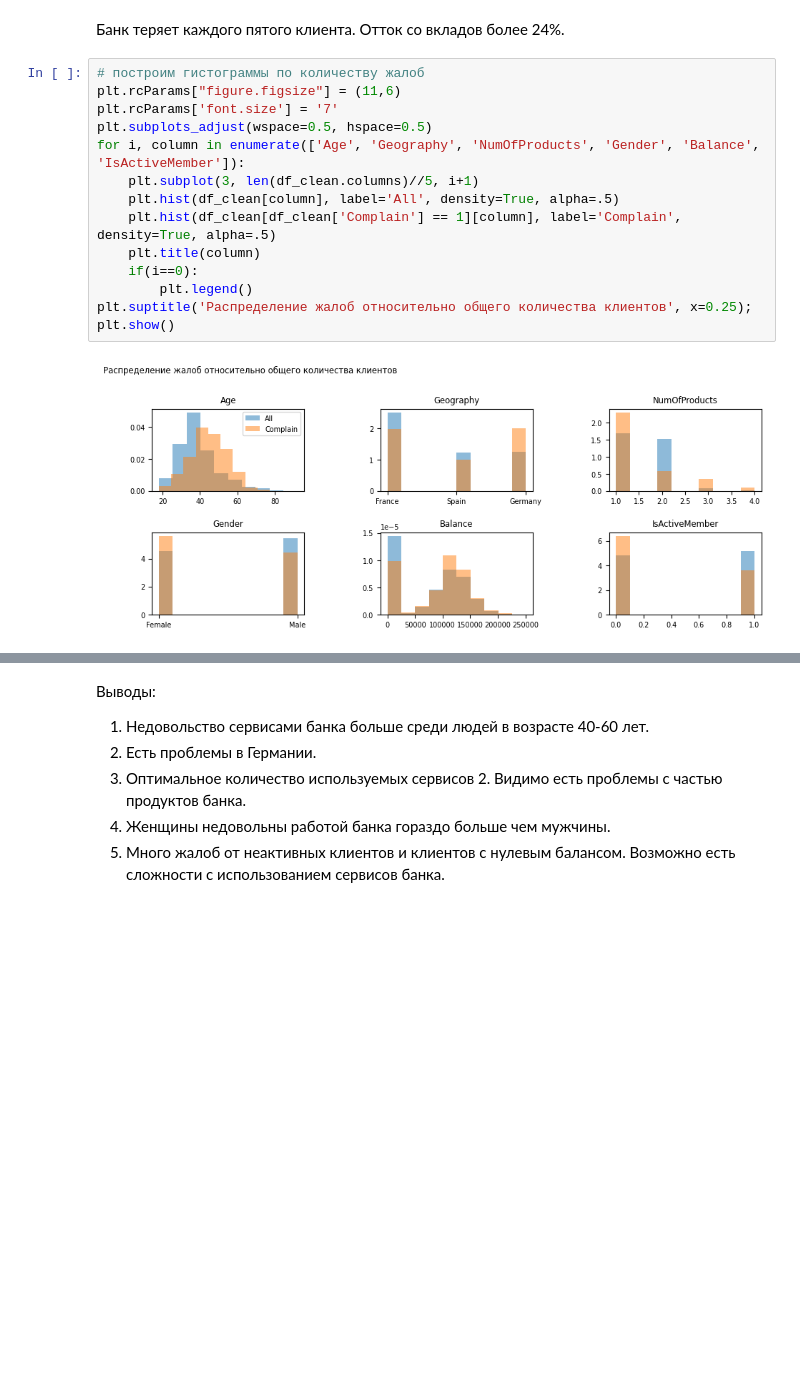
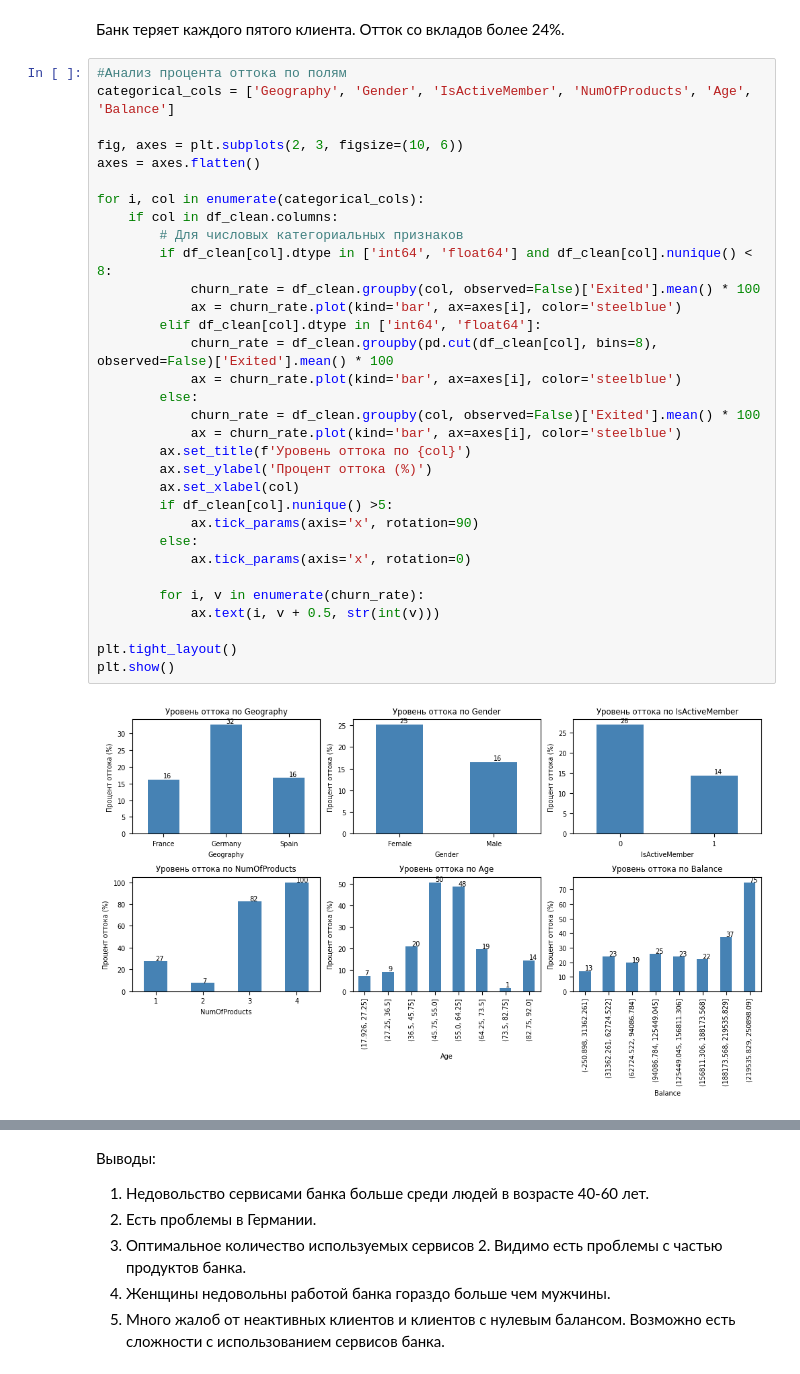
Before and after one commit to polevov/DS, a Jupyter notebook: Final/DS_final.ipynb, the cells around one changed output, grey strips where cells are left out. Saved outputs shown, nothing was run; the diff lists cells and outputs as text; blank space fills up the shorter version.

```diff
--- a/Final/DS_final.ipynb
+++ b/Final/DS_final.ipynb
@@ -200,18 +189,36 @@ plt.legend(labels=labels);
 # %% [markdown]
 Банк теряет каждого пятого клиента. Отток со вкладов более 24%.
-# %%
-# построим гистограммы по количеству жалоб
-plt.rcParams["figure.figsize"] = (11,6)
-plt.rcParams['font.size'] = '7'
-plt.subplots_adjust(wspace=0.5, hspace=0.5)
-for i, column in enumerate(['Age', 'Geography', 'NumOfProducts', 'Gender', 'Balance', 'IsActiveMember']):
-    plt.subplot(3, len(df_clean.columns)//5, i+1)
-    plt.hist(df_clean[column], label='All', density=True, alpha=.5)
-    plt.hist(df_clean[df_clean['Complain'] == 1][column], label='Complain', density=True, alpha=.5)
-    plt.title(column)
-    if(i==0):
-        plt.legend()
-plt.suptitle('Распределение жалоб относительно общего количества клиентов', x=0.25);
-plt.show()
-# %% [output]
-[figure, removed]
+# %%
+#Анализ процента оттока по полям
+categorical_cols = ['Geography', 'Gender', 'IsActiveMember', 'NumOfProducts', 'Age', 'Balance']
+
+fig, axes = plt.subplots(2, 3, figsize=(10, 6))
+axes = axes.flatten()
+
+for i, col in enumerate(categorical_cols):
+    if col in df_clean.columns:
+        # Для числовых категориальных признаков
+        if df_clean[col].dtype in ['int64', 'float64'] and df_clean[col].nunique() < 8:
+            churn_rate = df_clean.groupby(col, observed=False)['Exited'].mean() * 100
+            ax = churn_rate.plot(kind='bar', ax=axes[i], color='steelblue')
+        elif df_clean[col].dtype in ['int64', 'float64']:
+            churn_rate = df_clean.groupby(pd.cut(df_clean[col], bins=8), observed=False)['Exited'].mean() * 100
+            ax = churn_rate.plot(kind='bar', ax=axes[i], color='steelblue')
+        else:
+            churn_rate = df_clean.groupby(col, observed=False)['Exited'].mean() * 100
+            ax = churn_rate.plot(kind='bar', ax=axes[i], color='steelblue')
+        ax.set_title(f'Уровень оттока по {col}')
+        ax.set_ylabel('Процент оттока (%)')
+        ax.set_xlabel(col)
+        if df_clean[col].nunique() >5:
+            ax.tick_params(axis='x', rotation=90)
+        else:
+            ax.tick_params(axis='x', rotation=0)
+
+        for i, v in enumerate(churn_rate):
+            ax.text(i, v + 0.5, str(int(v)))
+
+plt.tight_layout()
+plt.show()
+# %% [output]
+[figure, added]
```
Also changed, not shown: parts of 19 cells of this notebook.
